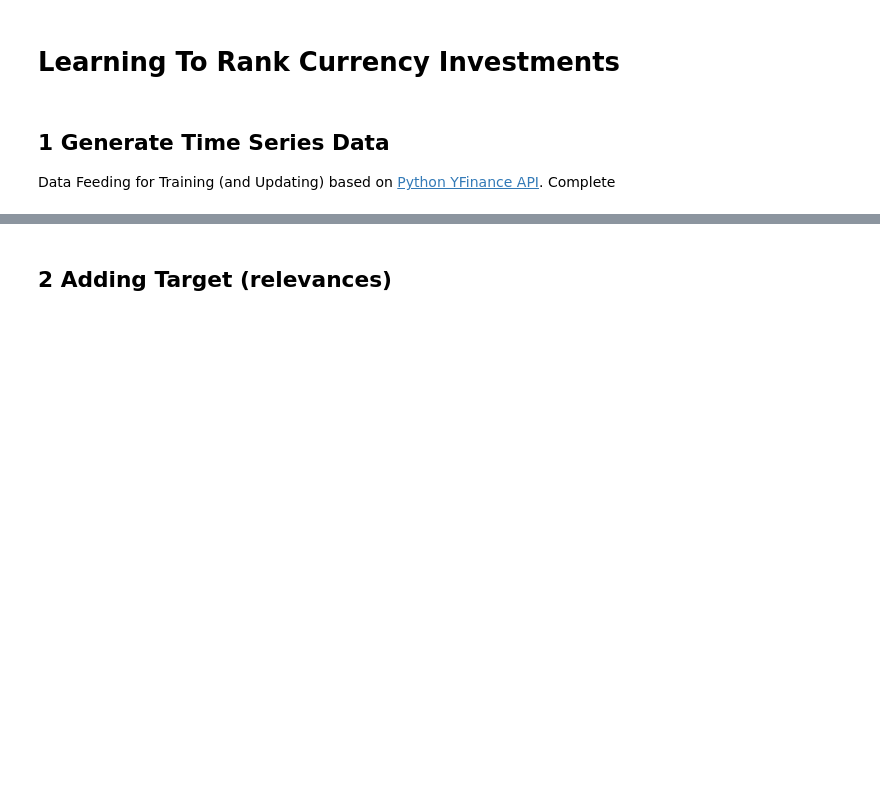
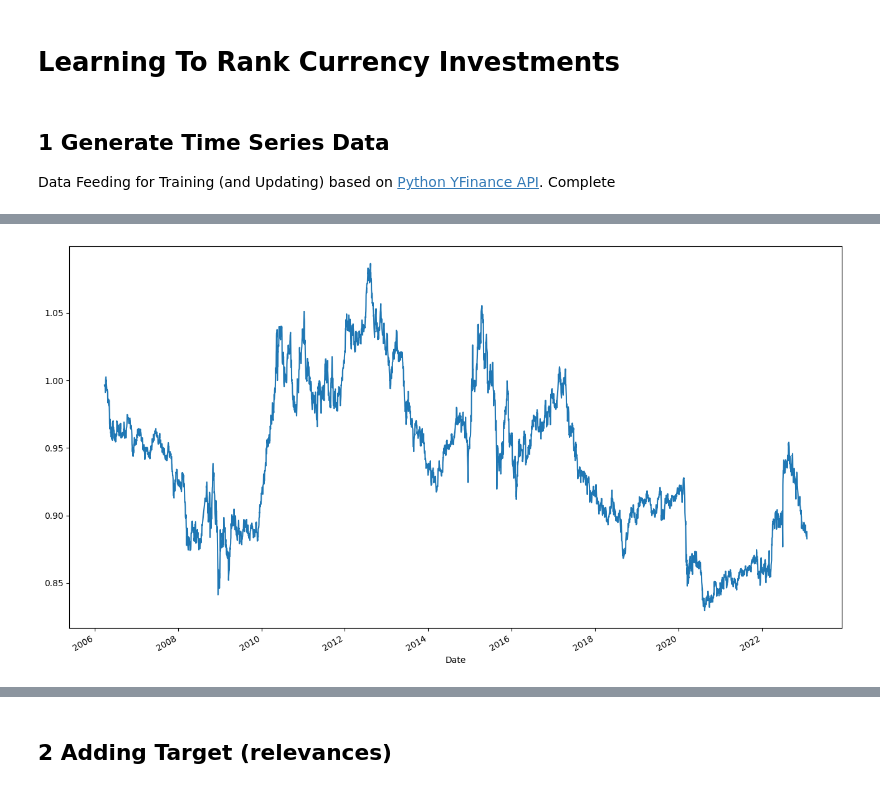
Before and after one commit to falken1983/fx_letor, a Jupyter notebook: generate_fx_data.ipynb, the cells around one changed output, grey strips where cells are left out. Cells and saved outputs as stored; diff of their text form; code cells hidden in the pictures; blank space fills up the shorter version.

```diff
--- a/generate_fx_data.ipynb
+++ b/generate_fx_data.ipynb
@@ -129,0 +25,14 @@ inverse_fx_data.to_csv(PATH + "fx_data/inverse_FX_rates.csv")
+# %%
+def config():
+        with open(CONFIG_FILE,"r") as configfile:
+            cfg=yaml.safe_load(configfile)
+
+        # parsing of yaml configuration file
+        country_list = [cfg["currencies"][block] for block in cfg["currencies"]]
+        # flattening list of lists
+        country_list = [land for blocklist in country_list for land in blocklist]
+
+        return {
+            "codes": country_list,                                  # country code ISO4217
+            "ticker": ["EUR"+code+"=X" for code in country_list]    # Y! Finance API ticker
+        }
@@ -129,0 +218,5 @@ inverse_fx_data.to_csv(PATH + "fx_data/inverse_FX_rates.csv")
+# %%
+# Solomonic Portfolio of Currencies (check with fx_shinyvisor)
+(1+inverse_data.pct_change().mean(axis=1)).cumprod().plot(figsize=(16,9));
+# %% [output]
+[figure, added]
```
Also changed, not shown: parts of 46 cells of this notebook.
